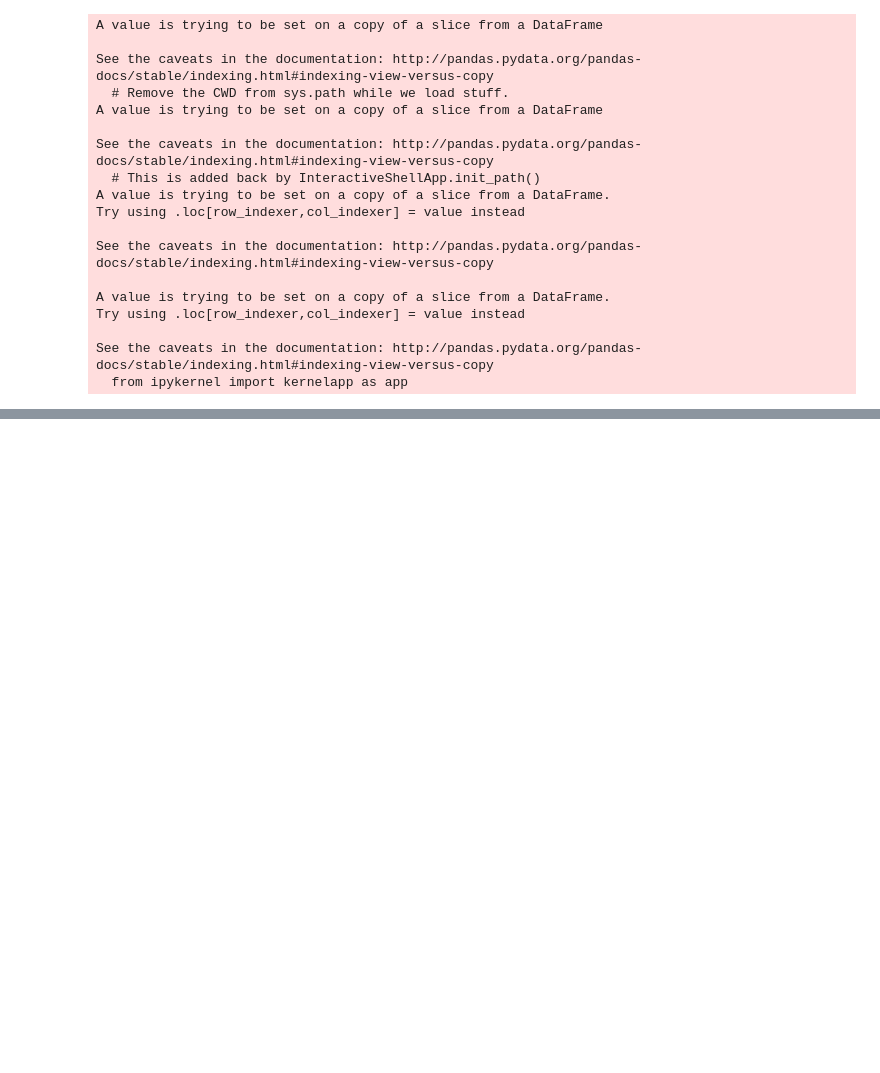
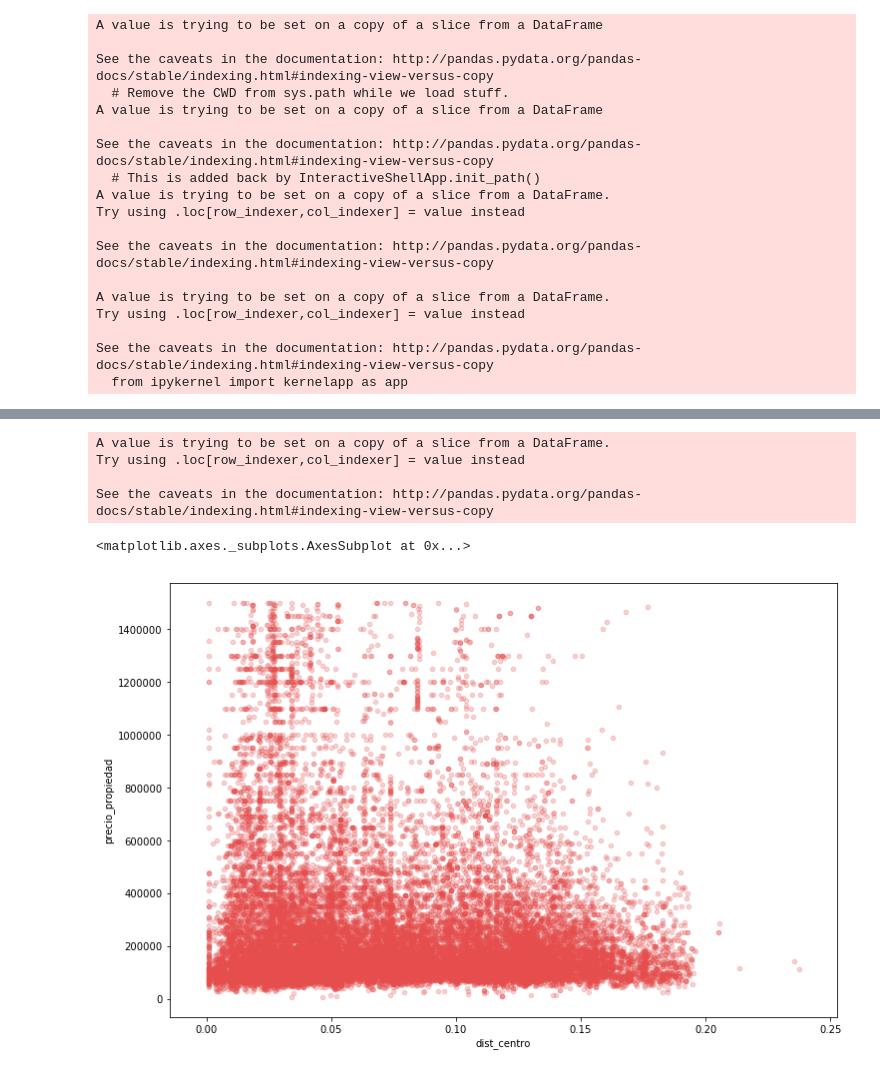
Before and after one commit to MatiasReimondo/Datos, a Jupyter notebook: Top precios por barrio.ipynb, the cells around one changed output, grey strips where cells are left out. Saved outputs shown, nothing was run; the diff lists cells and outputs as text; code cells hidden in the pictures; blank space fills up the shorter version.

```diff
--- a/Top precios por barrio.ipynb
+++ b/Top precios por barrio.ipynb
@@ -87,0 +88,22 @@ dataCFGBA['place_name'].value_counts()[0:19].plot(kind='bar',figsize=(14,4), col
+# %%
+#¿La cercanía al centro afecta los precios?
+
+#Coordenadas del obelisco: 34°36′11″S 58°22′54″O / -34.603075, -58.381653
+obelisco_lon=-58.381653
+obelisco_lat=-34.603075
+
+#le agrego a los datos de Capital Federal una columna con la distancia al centro (tomo el obelisco como referencia)
+dataCF['dist_centro'] = np.absolute(dataCF['lon'] - obelisco_lon)+ np.absolute(dataCF['lat'] - obelisco_lat)
+# %% [output]
+A value is trying to be set on a copy of a slice from a DataFrame.
+Try using .loc[row_indexer,col_indexer] = value instead
+
+See the caveats in the documentation: http://pandas.pydata.org/pandas-docs/stable/indexing.html#indexing-view-versus-copy
+# %%
+#Armo scatter plot con relación entre la distancia al obelisco y el precio
+dataCF1 = dataCF[dataCF['precio_propiedad']< 1500000]
+dataCF2 = dataCF1[dataCF1['dist_centro']< 1]
+dataCF2.plot.scatter('dist_centro', 'precio_propiedad',alpha=0.25, figsize=(12,8), color=(0.9,0.3,0.3))
+# %% [output]
+<matplotlib.axes._subplots.AxesSubplot at 0x...>
+[figure, added]
```
Also changed, not shown: parts of 7 cells of this notebook.
